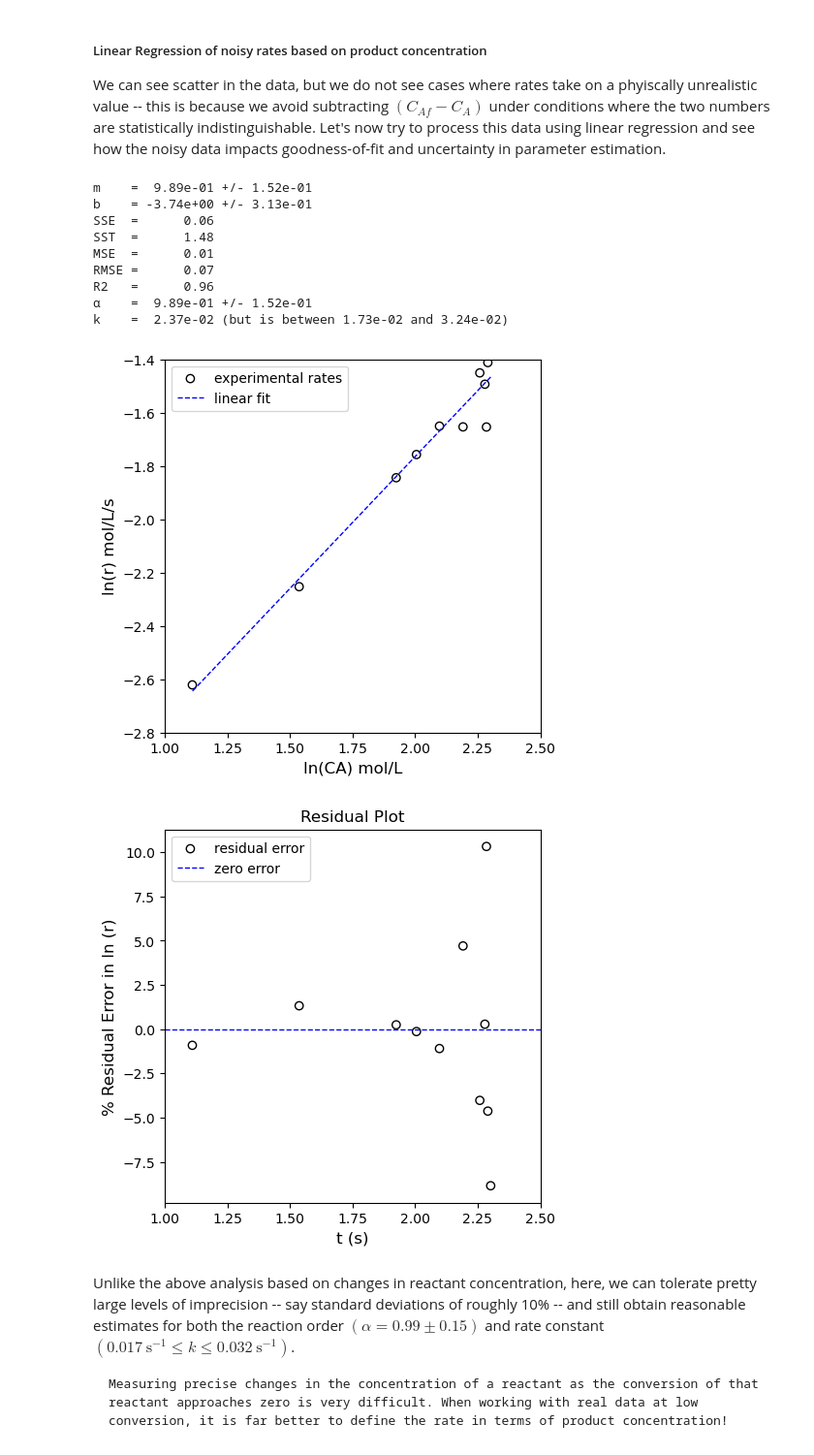
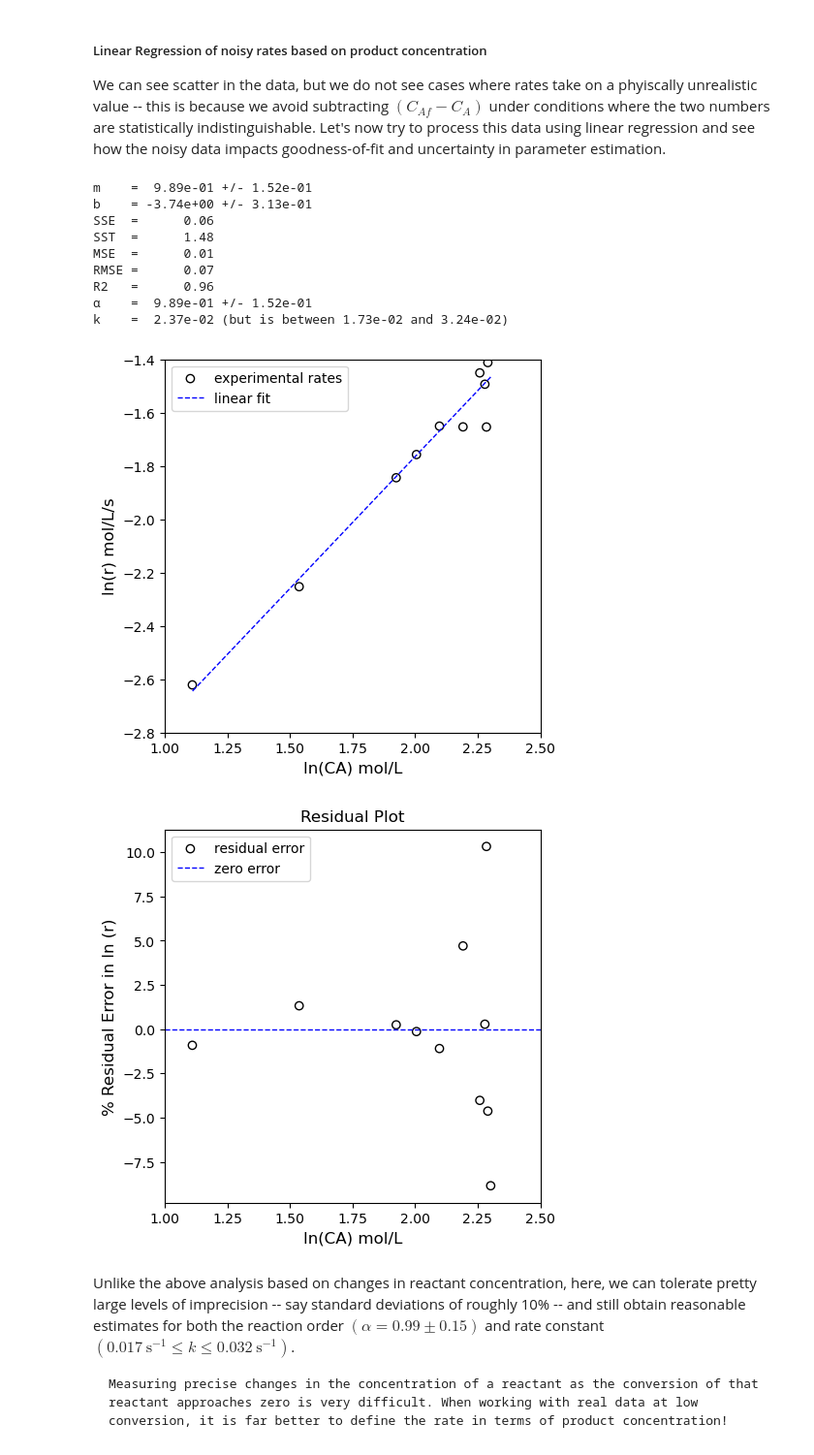
Before and after one commit to jqbond/CEN587, a Jupyter notebook: Notebooks/587-N43.ipynb, the cells around one changed output. Shown at 97% size. Saved outputs shown, nothing was run; the diff lists cells and outputs as text; code cells hidden in the pictures.

```diff
--- a/Notebooks/587-N43.ipynb
+++ b/Notebooks/587-N43.ipynb
@@ -860,35 +860,35 @@ plt.xticks(np.arange(1.0, 2.51, 0.25))
 plt.ylim(-2.8, -1.4)
 plt.xlabel('ln(CA) mol/L', fontsize = 12)
 plt.ylabel('ln(r) mol/L/s', fontsize = 12)
 plt.legend()
 plt.show()
 
 ############################################################################################
 # Visualizing results; plot of residual errors                                             #
 ############################################################################################
 
 plt.figure(figsize = (5, 5))
 plt.scatter(xdata, (Y - Ypred)/Y*100, marker = 'o', color = 'none', edgecolor = 'black', label = 'residual error')
 plt.hlines(0, floor(min(X[:, 0])), ceil(max(X[:,0])), color = 'blue', linestyle = 'dashed', linewidth = 1, label = 'zero error')
 plt.xlim(1.0, 2.5)
 plt.xticks(np.arange(1.0, 2.51, 0.25))
-plt.xlabel('t (s)', fontsize = 12)
+plt.xlabel('ln(CA) mol/L', fontsize = 12)
 plt.ylabel('% Residual Error in ln (r)', fontsize = 12)
 plt.title('Residual Plot')
 plt.legend(loc = 'upper left')
 plt.show()
 # %% [output]
 m    =  9.89e-01 +/- 1.52e-01
 b    = -3.74e+00 +/- 3.13e-01
 SSE  =      0.06
 SST  =      1.48
 MSE  =      0.01
 RMSE =      0.07
 R2   =      0.96
 α    =  9.89e-01 +/- 1.52e-01
 k    =  2.37e-02 (but is between 1.73e-02 and 3.24e-02)
 [figure]
-[figure, old version]
+[figure, new version]
 # %% [markdown]
 Unlike the above analysis based on changes in reactant concentration, here, we can tolerate pretty large levels of imprecision -- say standard deviations of roughly 10% -- and still obtain reasonable estimates for both the reaction order $(\alpha = 0.99 \pm 0.15)$ and rate constant $(0.017 \ \mathrm{s^{-1}} \leq k \leq 0.032 \ \mathrm{s^{-1}})$.
 
```
Also changed, not shown: 1 other file.
